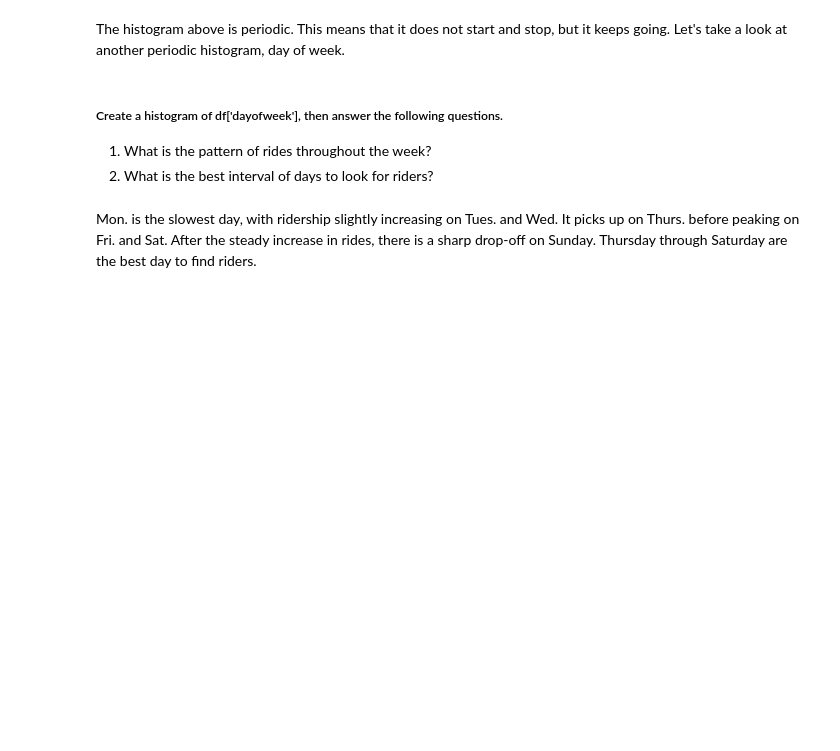
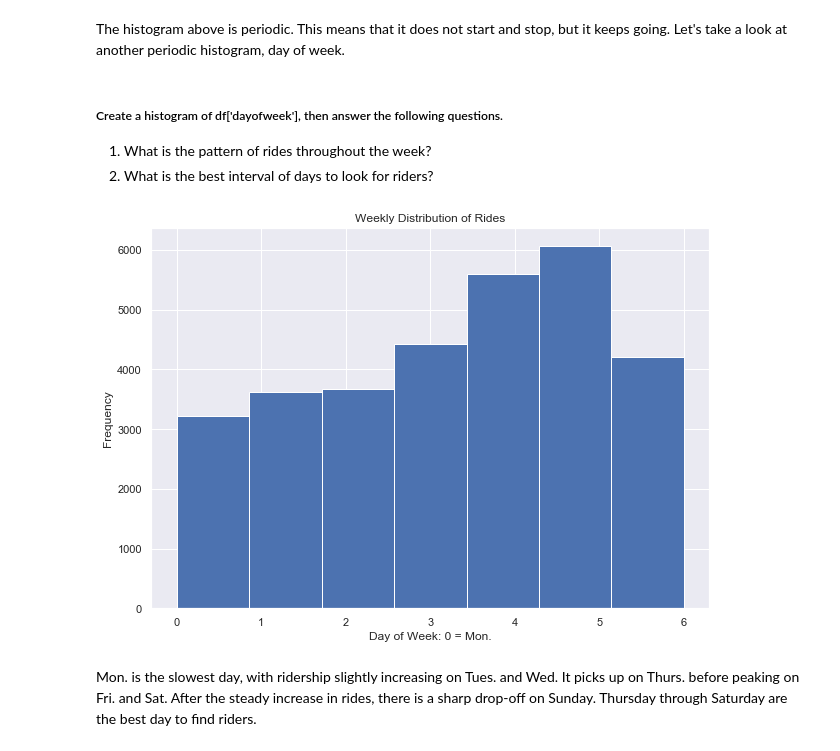
Before and after one commit to ryan-keenan/Data-C4, a Jupyter notebook: Mass_Transit_Project_Part_1.ipynb, the cells around one changed output. Cells and saved outputs as stored; diff of their text form; code cells hidden in the pictures; blank space fills up the shorter version.

```diff
--- a/Mass_Transit_Project_Part_1.ipynb
+++ b/Mass_Transit_Project_Part_1.ipynb
@@ -518,7 +725,12 @@ The histogram above is periodic. This means that it does not start and stop, but
 # %%
 plt.figure(figsize=(10,7))
 plt.hist(df['dayofweek'], bins=7)
+plt.title('Weekly Distribution of Rides')
+plt.xlabel('Day of Week: 0 = Mon.')
+plt.ylabel('Frequency')
 plt.show()
+# %% [output]
+[figure, added]
 # %% [markdown]
 Mon. is the slowest day, with ridership slightly increasing on Tues. and Wed. It picks up on Thurs. before peaking on Fri. and Sat. After the steady increase in rides, there is a sharp drop-off on Sunday. Thursday through Saturday are the best day to find riders.
 # %% [markdown]
```
Also changed, not shown: parts of 50 cells of this notebook.
